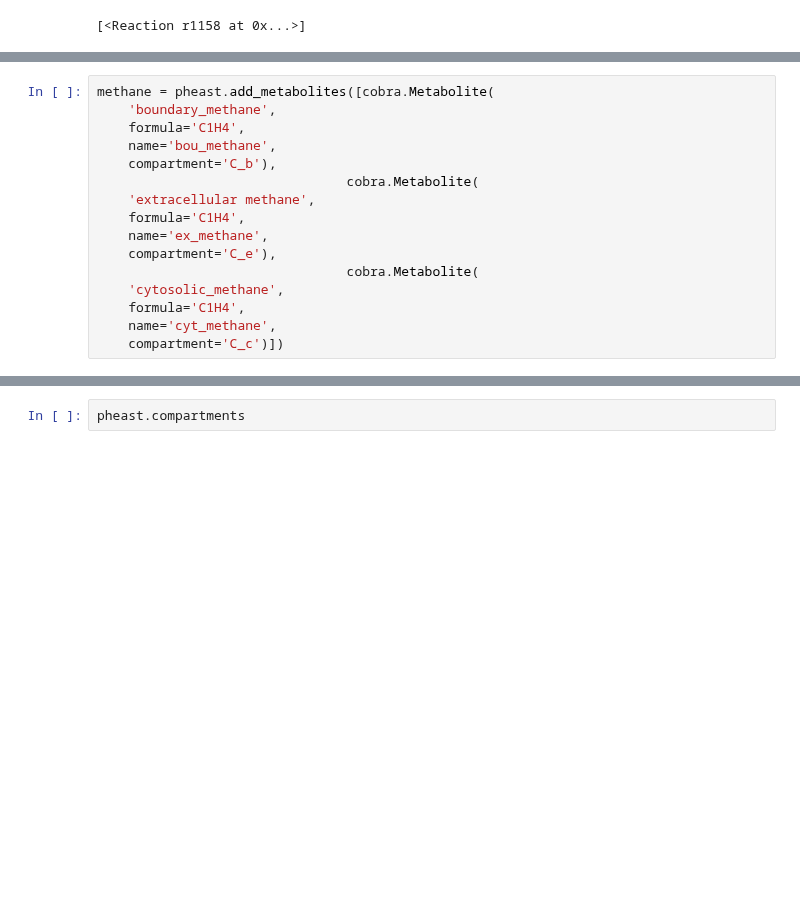
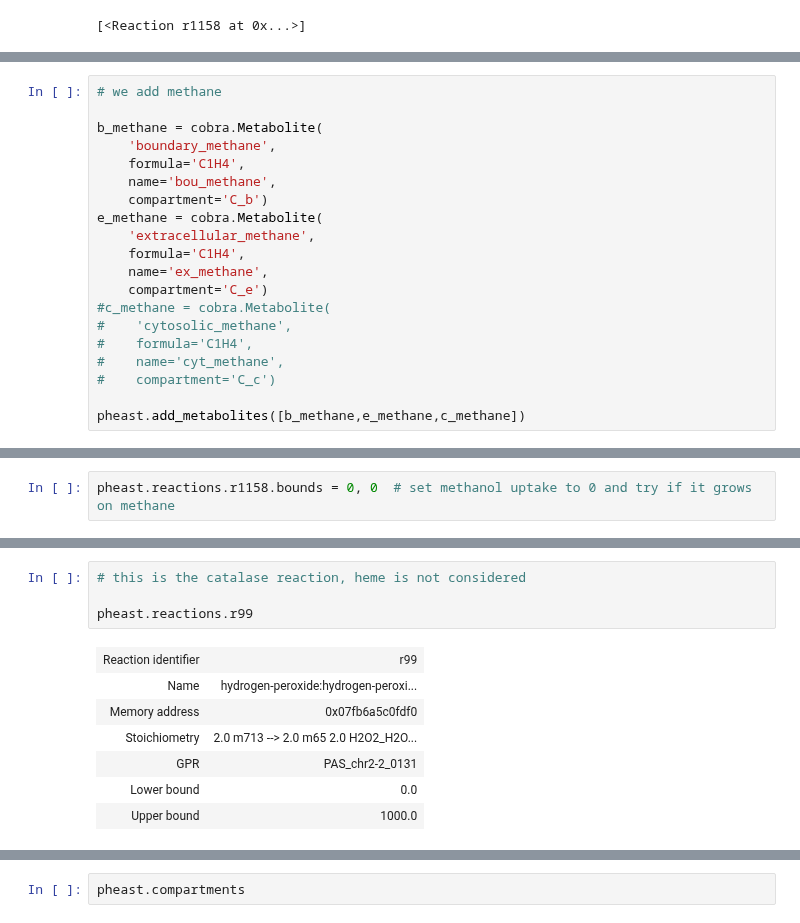
Before and after one commit to Schwebus/DTU_Biobuilders_2021, a Jupyter notebook: GSM_model/GSM_model.ipynb, the cells around one changed output, grey strips where cells are left out. Cells and saved outputs as stored; diff of their text form; blank space fills up the shorter version.

```diff
--- a/GSM_model/GSM_model.ipynb
+++ b/GSM_model/GSM_model.ipynb
@@ -103,17 +111,21 @@ pheast.reactions.query("methane", "name")
 # %%
-methane = pheast.add_metabolites([cobra.Metabolite(
+# we add methane
+
+b_methane = cobra.Metabolite(
     'boundary_methane',
     formula='C1H4',
     name='bou_methane',
-    compartment='C_b'),
-                                cobra.Metabolite(
-    'extracellular methane',
+    compartment='C_b')
+e_methane = cobra.Metabolite(
+    'extracellular_methane',
     formula='C1H4',
     name='ex_methane',
-    compartment='C_e'),
-                                cobra.Metabolite(
-    'cytosolic_methane',
-    formula='C1H4',
-    name='cyt_methane',
-    compartment='C_c')])
+    compartment='C_e')
+#c_methane = cobra.Metabolite(
+#    'cytosolic_methane',
+#    formula='C1H4',
+#    name='cyt_methane',
+#    compartment='C_c')
+
+pheast.add_metabolites([b_methane,e_methane,c_methane])
 # %%
@@ -127,0 +193,2 @@ pheast.metabolites.boundary_methane
+# %%
+pheast.reactions.r1158.bounds = 0, 0  # set methanol uptake to 0 and try if it grows on methane
@@ -127,0 +230,12 @@ pheast.metabolites.boundary_methane
+# %%
+# this is the catalase reaction, heme is not considered
+
+pheast.reactions.r99
+# %% [output]
+| Reaction identifier | r99 |
+| Name | hydrogen-peroxide:hydrogen-peroxi... |
+| Memory address | 0x07fb6a5c0fdf0 |
+| Stoichiometry | 2.0 m713 --> 2.0 m65 2.0 H2O2_H2O... |
+| GPR | PAS_chr2-2_0131 |
+| Lower bound | 0.0 |
+| Upper bound | 1000.0 |
```
Also changed, not shown: parts of 21 cells of this notebook, 1 other file.
